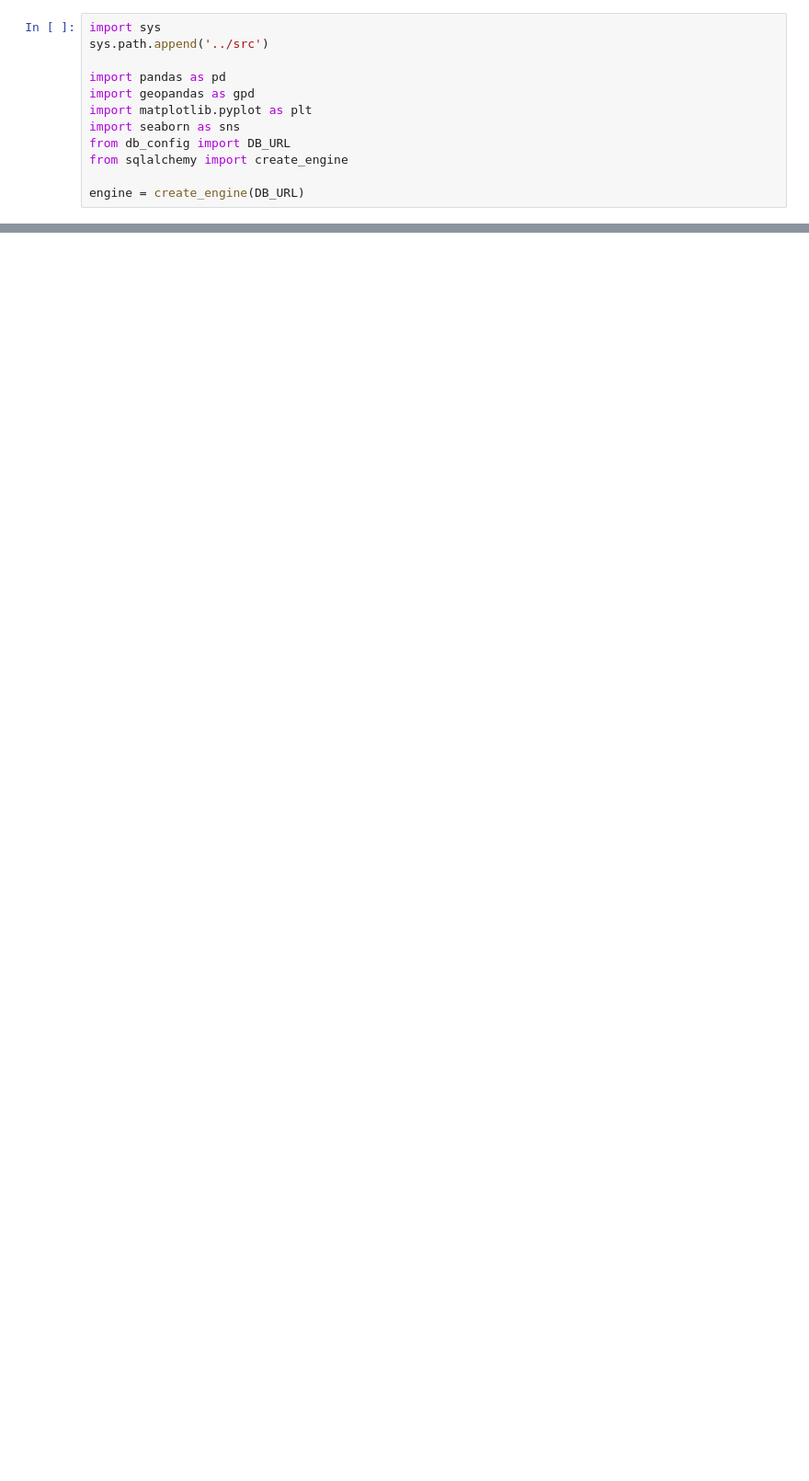
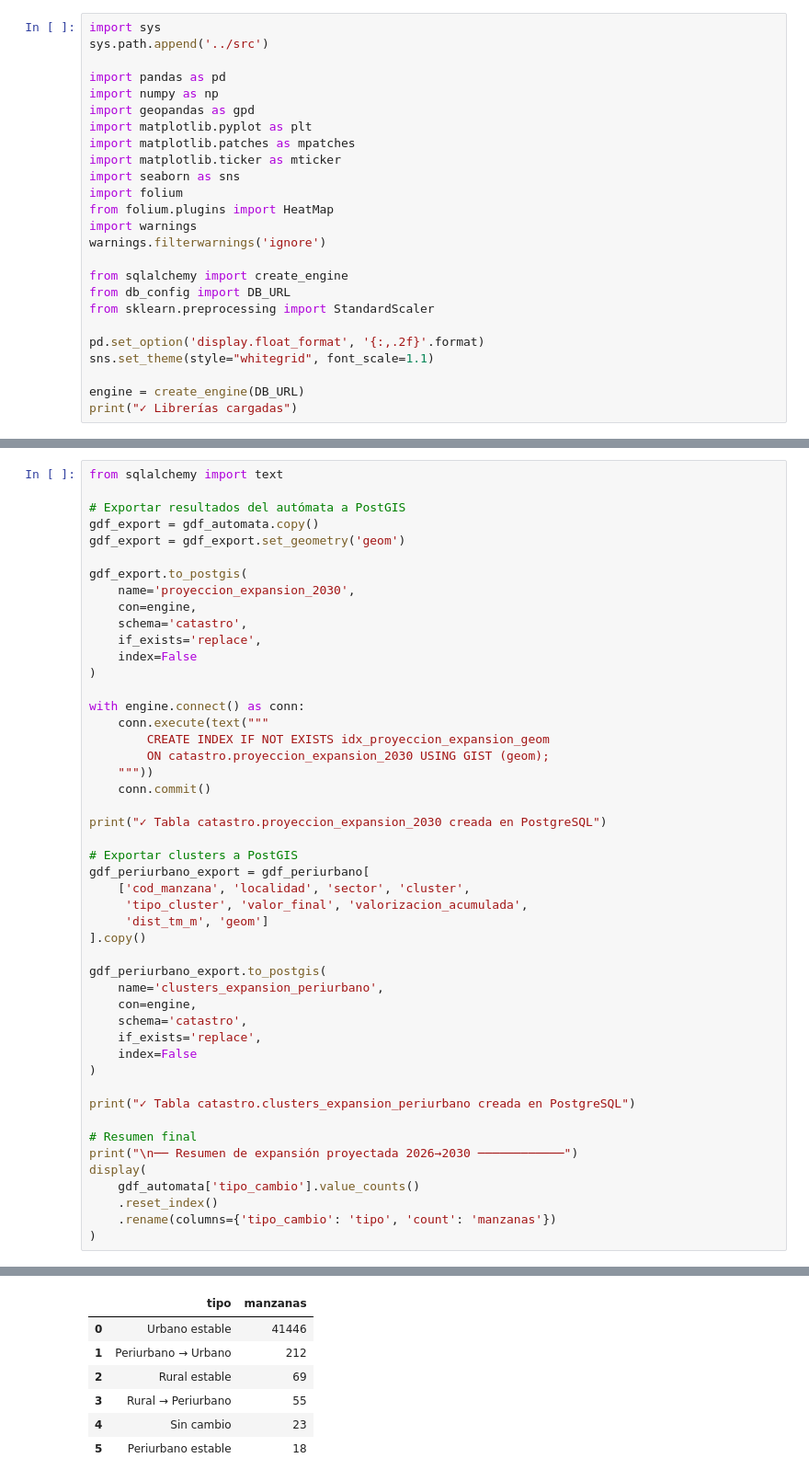
Before and after one commit to kenpama28-commits/colombia-mercado-inmobiliario_v2, a Jupyter notebook: notebooks/05_expansion_urbana.ipynb, the cells around one changed output, grey strips where cells are left out. Shown at 92% size. Saved outputs shown, nothing was run; the diff lists cells and outputs as text; blank space fills up the shorter version.

```diff
--- a/notebooks/05_expansion_urbana.ipynb
+++ b/notebooks/05_expansion_urbana.ipynb
@@ -7,10 +35,23 @@ import sys
 sys.path.append('../src')
 
 import pandas as pd
+import numpy as np
 import geopandas as gpd
 import matplotlib.pyplot as plt
+import matplotlib.patches as mpatches
+import matplotlib.ticker as mticker
 import seaborn as sns
+import folium
+from folium.plugins import HeatMap
+import warnings
+warnings.filterwarnings('ignore')
+
+from sqlalchemy import create_engine
 from db_config import DB_URL
-from sqlalchemy import create_engine
+from sklearn.preprocessing import StandardScaler
+
+pd.set_option('display.float_format', '{:,.2f}'.format)
+sns.set_theme(style="whitegrid", font_scale=1.1)
 
 engine = create_engine(DB_URL)
+print("✓ Librerías cargadas")
@@ -32,0 +786,49 @@ engine = create_engine(DB_URL)
+# %%
+from sqlalchemy import text
+
+# Exportar resultados del autómata a PostGIS
+gdf_export = gdf_automata.copy()
+gdf_export = gdf_export.set_geometry('geom')
+
+gdf_export.to_postgis(
+    name='proyeccion_expansion_2030',
+    con=engine,
+    schema='catastro',
+    if_exists='replace',
+    index=False
+)
+
+with engine.connect() as conn:
+    conn.execute(text("""
+        CREATE INDEX IF NOT EXISTS idx_proyeccion_expansion_geom
+        ON catastro.proyeccion_expansion_2030 USING GIST (geom);
+    """))
+    conn.commit()
+
+print("✓ Tabla catastro.proyeccion_expansion_2030 creada en PostgreSQL")
+
+# Exportar clusters a PostGIS
+gdf_periurbano_export = gdf_periurbano[
+    ['cod_manzana', 'localidad', 'sector', 'cluster',
+     'tipo_cluster', 'valor_final', 'valorizacion_acumulada',
+     'dist_tm_m', 'geom']
+].copy()
+
+gdf_periurbano_export.to_postgis(
+    name='clusters_expansion_periurbano',
+    con=engine,
+    schema='catastro',
+    if_exists='replace',
+    index=False
+)
+
+print("✓ Tabla catastro.clusters_expansion_periurbano creada en PostgreSQL")
+
+# Resumen final
+print("\n── Resumen de expansión proyectada 2026→2030 ────────────")
+display(
+    gdf_automata['tipo_cambio'].value_counts()
+    .reset_index()
+    .rename(columns={'tipo_cambio': 'tipo', 'count': 'manzanas'})
+)
+# %% [output]
@@ -32,0 +839,7 @@ engine = create_engine(DB_URL)
+|  | tipo | manzanas |
+| 0 | Urbano estable | 41446 |
+| 1 | Periurbano → Urbano | 212 |
+| 2 | Rural estable | 69 |
+| 3 | Rural → Periurbano | 55 |
+| 4 | Sin cambio | 23 |
+| 5 | Periurbano estable | 18 |
```
Also changed, not shown: parts of 27 cells of this notebook, 6 other files.
